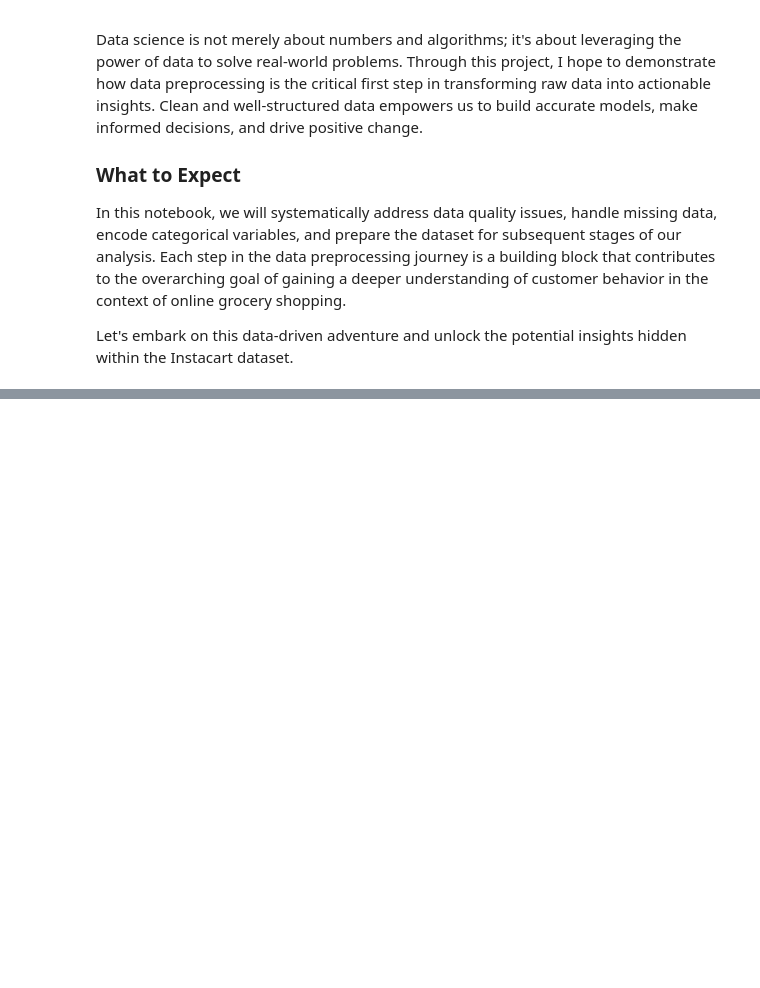
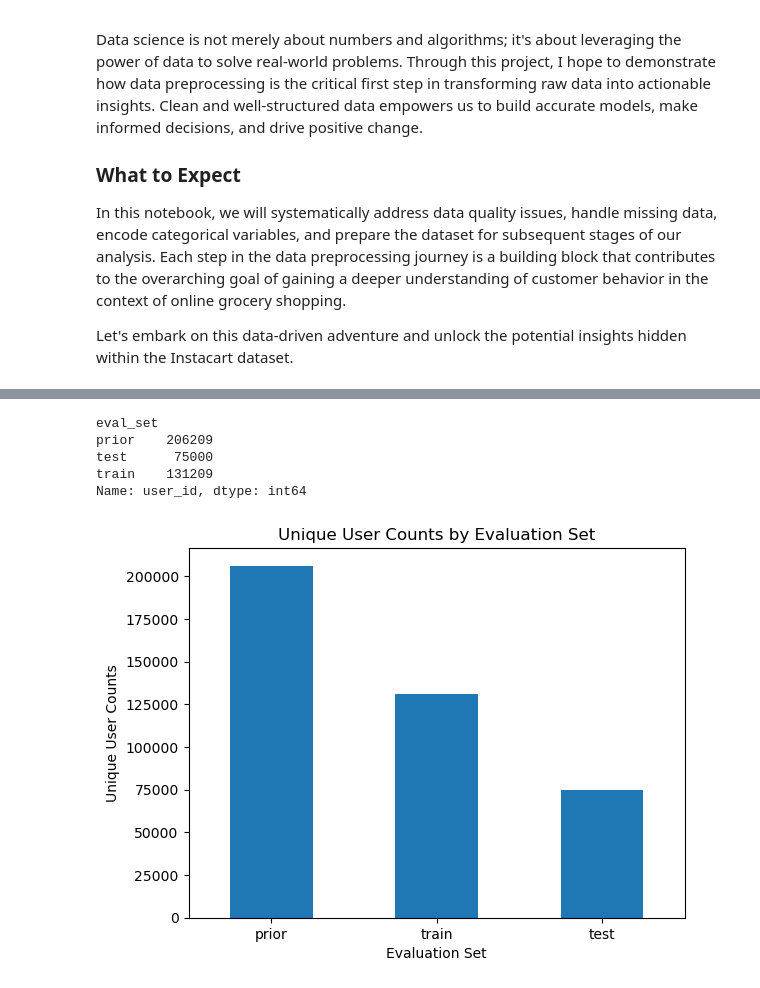
Before and after one commit to kli210/instacart-market-basket-analysis, a Jupyter notebook: data_preprocessing.ipynb, the cells around one changed output, grey strips where cells are left out. Cells and saved outputs as stored; diff of their text form; code cells hidden in the pictures; blank space fills up the shorter version.

```diff
--- a/data_preprocessing.ipynb
+++ b/data_preprocessing.ipynb
@@ -57,0 +513,21 @@ basket_df.head(10)
+# %%
+unique_count = orders_df.groupby('eval_set')['user_id'].nunique()
+unique_count
+# %% [output]
+eval_set
+prior    206209
+test      75000
+train    131209
+Name: user_id, dtype: int64
+# %%
+# Sort the Series in descending order
+unique_count_sorted = unique_count.sort_values(ascending=False)
+
+# Create the barplot
+unique_count_sorted.plot(kind='bar', rot=0)
+plt.xlabel('Evaluation Set')
+plt.ylabel('Unique User Counts')
+plt.title('Unique User Counts by Evaluation Set')
+plt.show()
+# %% [output]
+[figure, added]
```
Also changed, not shown: parts of 38 cells of this notebook.
